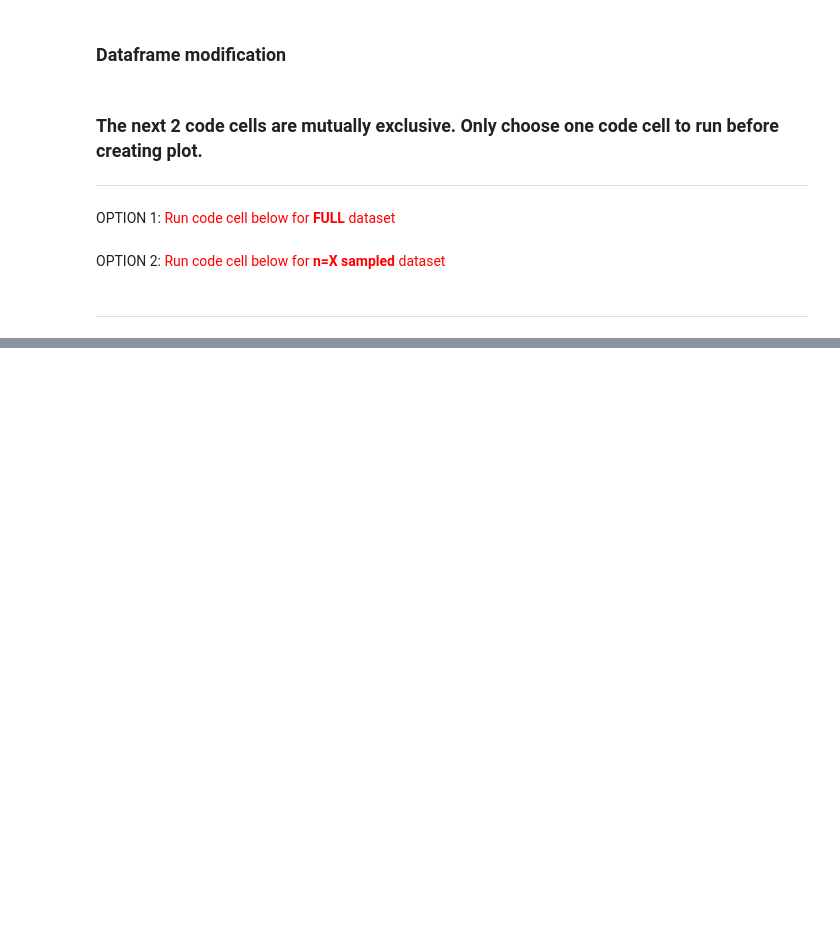
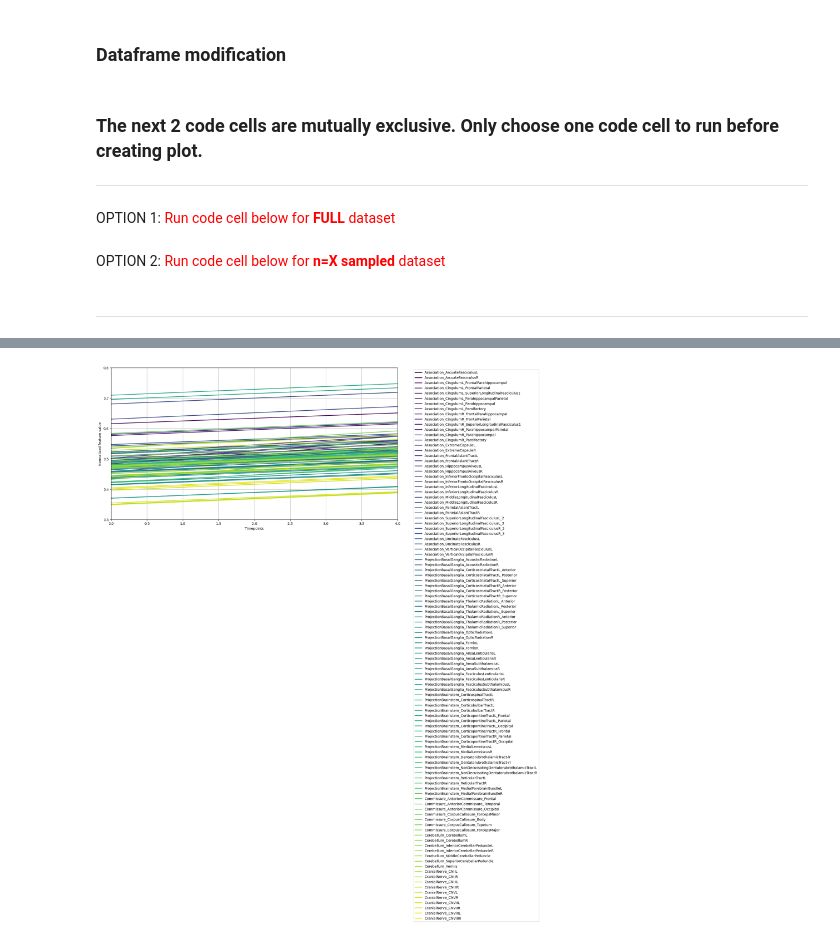
Before and after one commit to manovarmani/tractography, a Jupyter notebook: longitudinal-analysis/longitudinal.ipynb, the cells around one changed output, grey strips where cells are left out. Saved outputs shown, nothing was run; the diff lists cells and outputs as text; code cells hidden in the pictures; blank space fills up the shorter version.

Commit message:
leaspy integration

```diff
--- a/longitudinal-analysis/longitudinal.ipynb
+++ b/longitudinal-analysis/longitudinal.ipynb
@@ -97,0 +175,49 @@ plt.show()
+# %%
+# —— get avg individual parameters
+mean_xi = leaspy.model.parameters['xi_mean'].numpy()
+mean_tau = leaspy.model.parameters['tau_mean'].numpy()
+mean_source = leaspy.model.parameters['sources_mean'].numpy().tolist()
+number_of_sources = leaspy.model.source_dimension
+mean_sources = [mean_source]*number_of_sources
+
+# —— store avg individual parameters in dedicated object
+average_parameters = {
+    'xi': mean_xi,
+    'tau': mean_tau,
+    'sources': mean_sources
+}
+
+ip_average = IndividualParameters()
+ip_average.add_individual_parameters('average', average_parameters)
+# %%
+cmap = plt.cm.get_cmap('viridis', 110)
+colors = [cmap(i) for i in range(110)]
+# %%
+timepoints = np.linspace(0, 4)
+values = leaspy.estimate({'average': timepoints}, ip_average)
+
+def plot_trajectory(timepoints, reconstruction, observations=None, *,
+                    xlabel='Timepoints', ylabel='Normalized feature value'):
+
+    plt.figure(figsize=(15, 8))
+    plt.ylim(0.3, 0.8)
+
+    if observations is not None:
+        ages = observations.index.values
+
+    for i, (name, val) in enumerate(zip(leaspy.model.features, reconstruction.T)):
+        plt.plot(timepoints, val, label=name, c=colors[i], linewidth=2)
+        if observations is not None:
+            plt.plot(ages, observations[name], c=colors[i], marker='o', markersize=5,
+                     linewidth=1, linestyle=':')
+
+    plt.xlim(min(timepoints), max(timepoints))
+    plt.xlabel(xlabel)
+    plt.ylabel(ylabel)
+    plt.grid(True)
+    plt.legend(loc='upper left', bbox_to_anchor=(1.05, 1))
+    plt.show()
+
+plot_trajectory(timepoints, values['average'])
+# %% [output]
+[figure, added]
```
Also changed, not shown: parts of 13 cells of this notebook.
